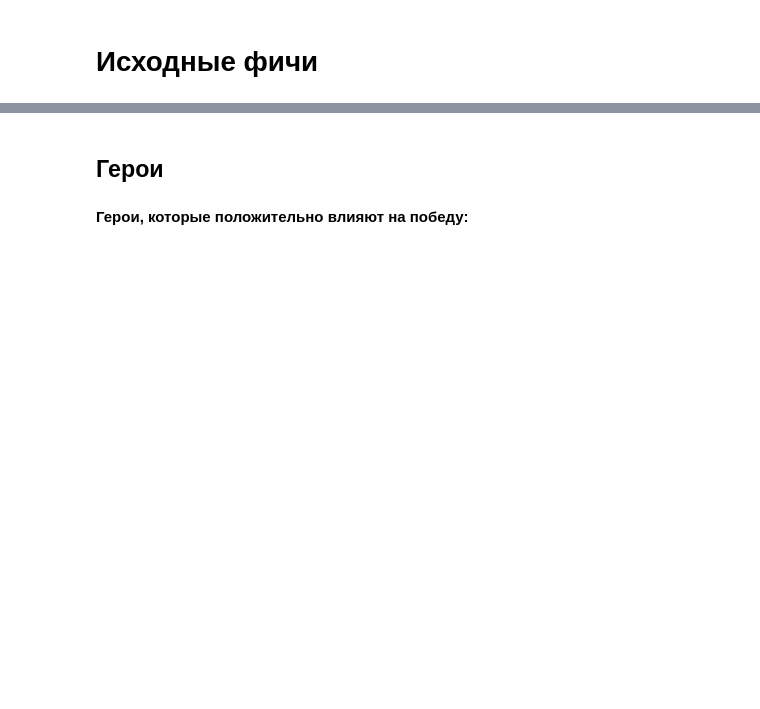
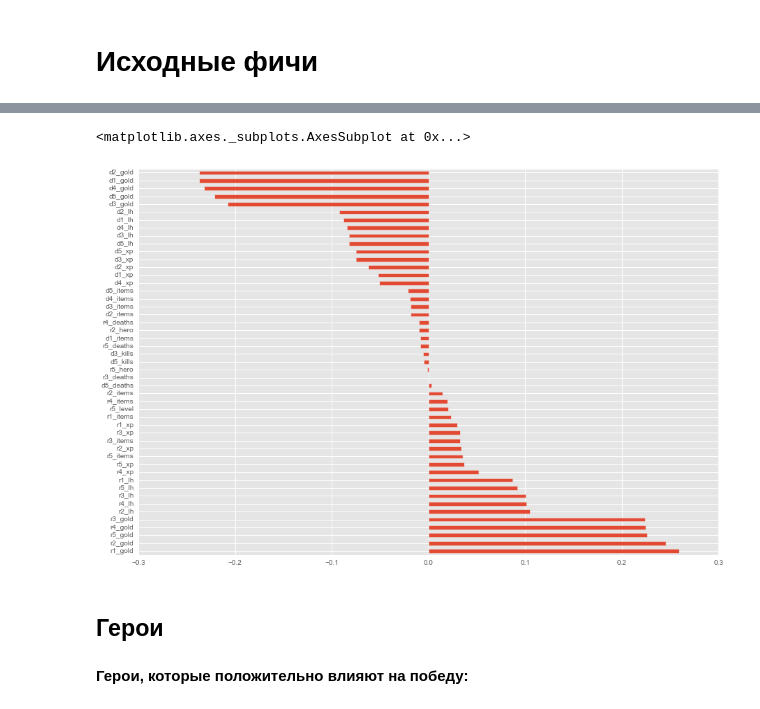
Before and after one commit to blagoffvyacheslav/kaggle, a Jupyter notebook: 2016-02-dota-2-win-probability-prediction/report.ipynb, the cells around one changed output, grey strips where cells are left out. Saved outputs shown, nothing was run; the diff lists cells and outputs as text; code cells hidden in the pictures; blank space fills up the shorter version.

```diff
--- a/2016-02-dota-2-win-probability-prediction/report.ipynb
+++ b/2016-02-dota-2-win-probability-prediction/report.ipynb
@@ -10,3 +28,8 @@ y = data.get('train', 'y')
+# %%
+model_lr_explore_l1(data.get('train', 'players').fillna(0), y).plot.barh(figsize=(15, 10))
+# %% [output]
+<matplotlib.axes._subplots.AxesSubplot at 0x...>
+[figure, added]
 # %% [markdown]
 ## Герои
 # %%
```
Also changed, not shown: parts of 9 cells of this notebook, 1 other file.
